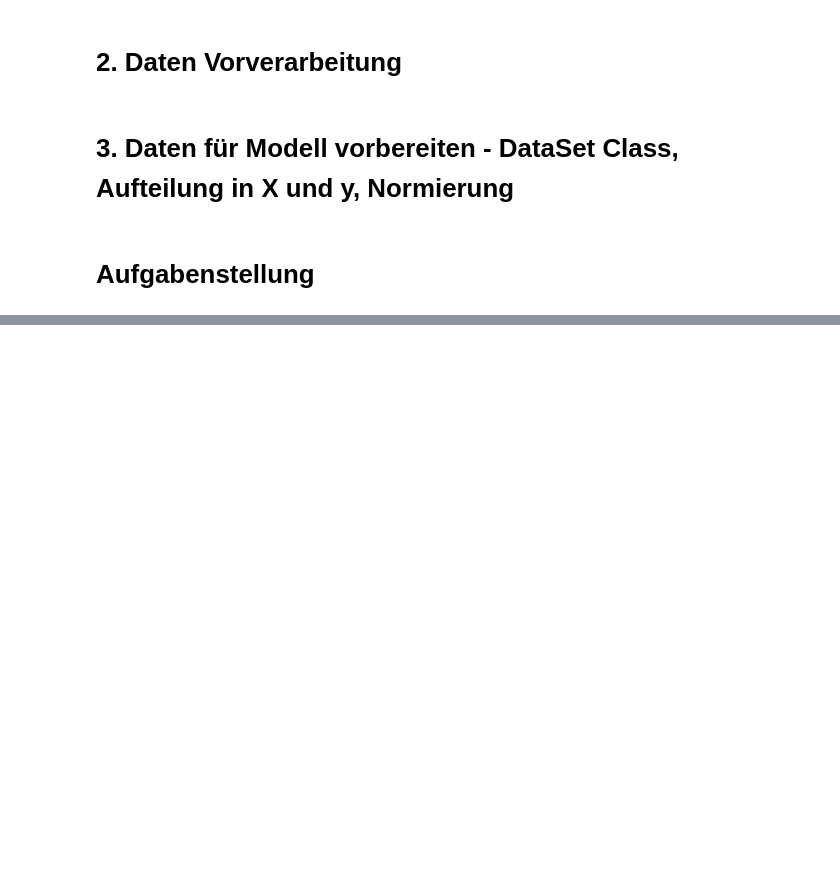
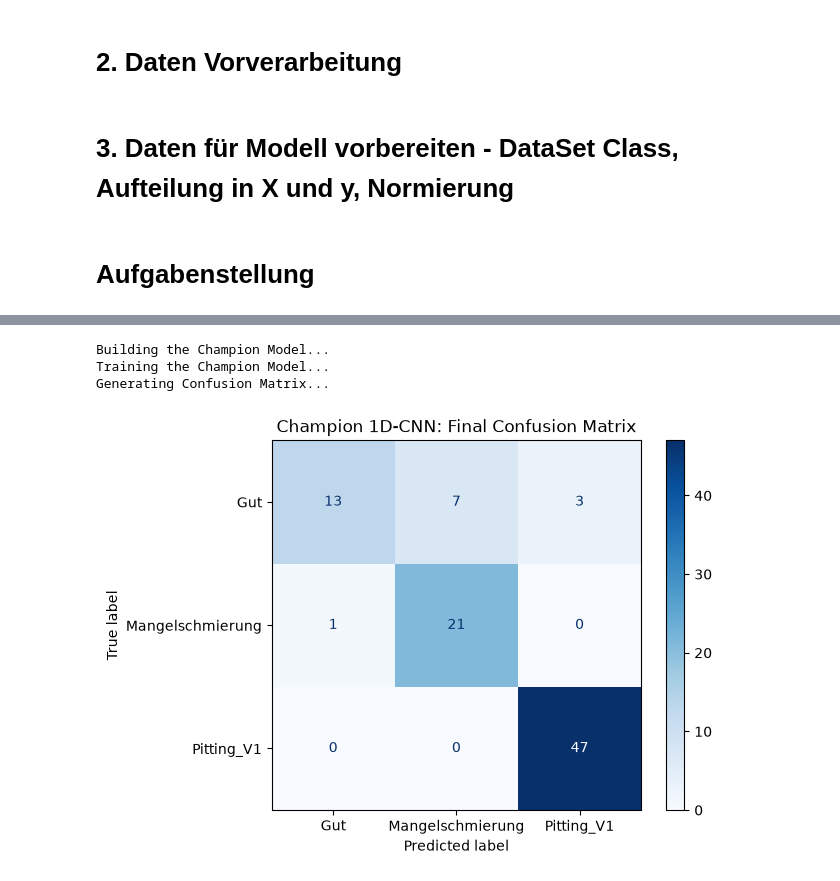
Before and after one commit to wecwic/beleg-dl-gruppe-1, a Jupyter notebook: Belegaufgabe_Gruppe_1.ipynb, the cells around one changed output, grey strips where cells are left out. Saved outputs shown, nothing was run; the diff lists cells and outputs as text; code cells hidden in the pictures; blank space fills up the shorter version.

```diff
--- a/Belegaufgabe_Gruppe_1.ipynb
+++ b/Belegaufgabe_Gruppe_1.ipynb
@@ -199,0 +554,77 @@ Hinweise:
+# %%
+from sklearn.metrics import confusion_matrix, ConfusionMatrixDisplay
+
+print("Building the Champion Model...")
+
+# 1. THE BLUEPRINTS (Using Optuna's winning numbers)
+best_lr = 0.0017884144414630936
+best_fc_size = 32
+
+class ChampionCNN(nn.Module):
+    def __init__(self):
+        super(ChampionCNN, self).__init__()
+        self.conv1 = nn.Conv1d(2, 16, kernel_size=5, padding=2)
+        self.relu1 = nn.ReLU()
+        self.pool1 = nn.MaxPool1d(5)
+        self.conv2 = nn.Conv1d(16, 32, kernel_size=5, padding=2)
+        self.relu2 = nn.ReLU()
+        self.pool2 = nn.MaxPool1d(5)
+        self.flatten = nn.Flatten()
+        self.fc1 = nn.Linear(3200, best_fc_size) # <--- Optuna's Choice
+        self.relu3 = nn.ReLU()
+        self.fc2 = nn.Linear(best_fc_size, 3)
+
+    def forward(self, x):
+        x = x.permute(0, 2, 1)
+        x = self.pool1(self.relu1(self.conv1(x)))
+        x = self.pool2(self.relu2(self.conv2(x)))
+        x = self.flatten(x)
+        x = self.fc2(self.relu3(self.fc1(x)))
+        return x
+
+# 2. ASSEMBLE THE ENGINE
+champion_model = ChampionCNN()
+criterion = nn.CrossEntropyLoss()
+optimizer = torch.optim.Adam(champion_model.parameters(), lr=best_lr) # <--- Optuna's Choice
+
+# 3. TRAIN IT ONE LAST TIME (30 Epochs)
+print("Training the Champion Model...")
+epochs = 30
+for epoch in range(epochs):
+    champion_model.train()
+    for batch_X, batch_y in train_loader:
+        optimizer.zero_grad()
+        predictions = champion_model(batch_X.float())
+        target_indices = torch.argmax(batch_y.view(-1, 3), dim=1).long()
+        loss = criterion(predictions, target_indices)
+        loss.backward()
+        optimizer.step()
+
+# 4. GATHER THE FINAL EXAM RESULTS
+print("Generating Confusion Matrix...")
+champion_model.eval()
+all_preds = []
+all_trues = []
+
+with torch.no_grad():
+    for batch_X, batch_y in val_loader: # Testing against the validation data
+        predictions = champion_model(batch_X.float())
+
+        predicted_classes = torch.argmax(predictions, dim=1)
+        true_classes = torch.argmax(batch_y.view(-1, 3), dim=1).long()
+
+        # Save the answers to a list so sklearn can draw the matrix
+        all_preds.extend(predicted_classes.cpu().numpy())
+        all_trues.extend(true_classes.cpu().numpy())
+
+# 5. DRAW THE MATRIX
+cm = confusion_matrix(all_trues, all_preds)
+disp = ConfusionMatrixDisplay(confusion_matrix=cm, display_labels=selected_classes)
+disp.plot(cmap=plt.cm.Blues)
+plt.title("Champion 1D-CNN: Final Confusion Matrix")
+plt.show()
+# %% [output]
+Building the Champion Model...
+Training the Champion Model...
+Generating Confusion Matrix...
+[figure, added]
```
Also changed, not shown: parts of 16 cells of this notebook, 2 other files.
